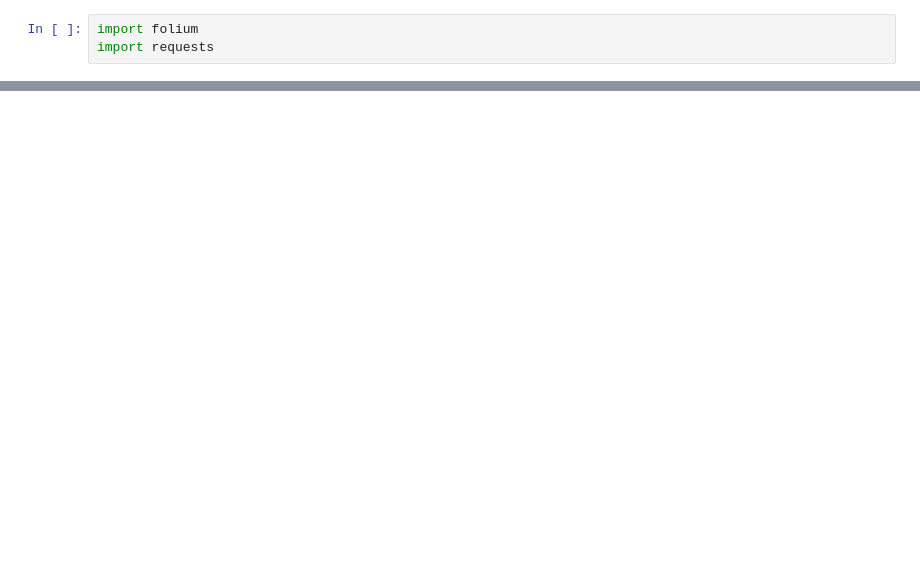
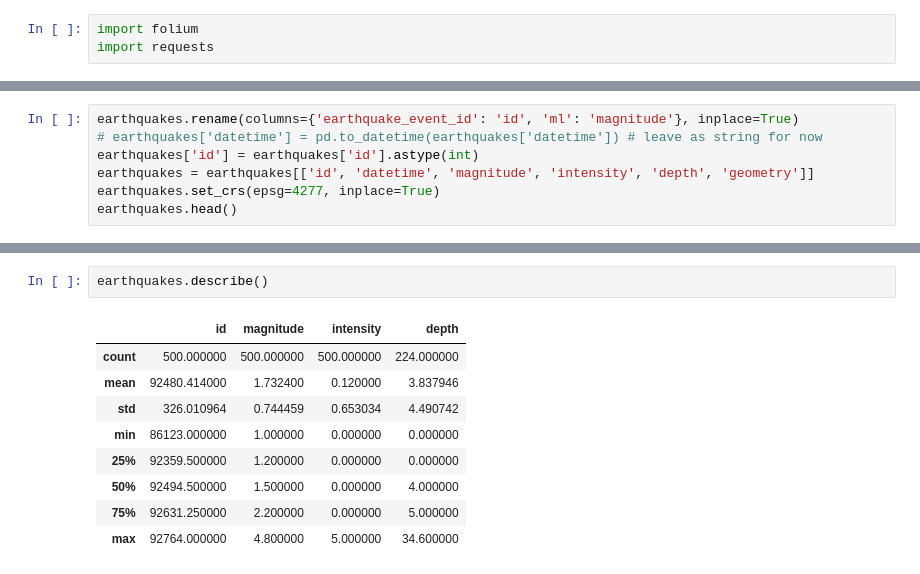
Before and after one commit to BritishGeologicalSurvey/BGS-API-Documentation, a Jupyter notebook: notebooks/cql-demo.ipynb, the cells around one changed output, grey strips where cells are left out. Saved outputs shown, nothing was run; the diff lists cells and outputs as text; blank space fills up the shorter version.

```diff
--- a/notebooks/cql-demo.ipynb
+++ b/notebooks/cql-demo.ipynb
@@ -26,0 +92,7 @@ m
+# %%
+earthquakes.rename(columns={'earthquake_event_id': 'id', 'ml': 'magnitude'}, inplace=True)
+# earthquakes['datetime'] = pd.to_datetime(earthquakes['datetime']) # leave as string for now
+earthquakes['id'] = earthquakes['id'].astype(int)
+earthquakes = earthquakes[['id', 'datetime', 'magnitude', 'intensity', 'depth', 'geometry']]
+earthquakes.set_crs(epsg=4277, inplace=True)
+earthquakes.head()
@@ -26,0 +116,12 @@ m
+# %%
+earthquakes.describe()
+# %% [output]
+|  | id | magnitude | intensity | depth |
+| count | 500.000000 | 500.000000 | 500.000000 | 224.000000 |
+| mean | 92480.414000 | 1.732400 | 0.120000 | 3.837946 |
+| std | 326.010964 | 0.744459 | 0.653034 | 4.490742 |
+| min | 86123.000000 | 1.000000 | 0.000000 | 0.000000 |
+| 25% | 92359.500000 | 1.200000 | 0.000000 | 0.000000 |
+| 50% | 92494.500000 | 1.500000 | 0.000000 | 4.000000 |
+| 75% | 92631.250000 | 2.200000 | 0.000000 | 5.000000 |
+| max | 92764.000000 | 4.800000 | 5.000000 | 34.600000 |
```
Also changed, not shown: parts of 23 cells of this notebook.
